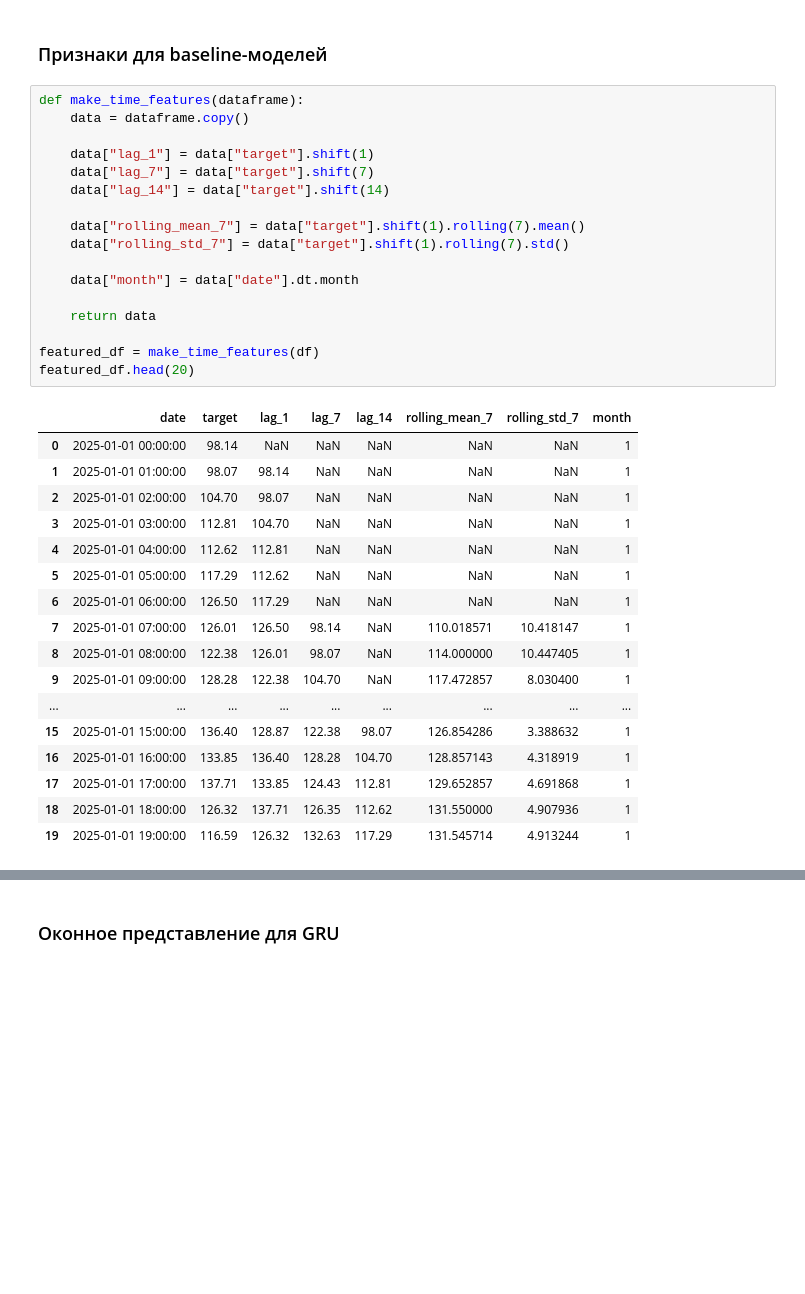
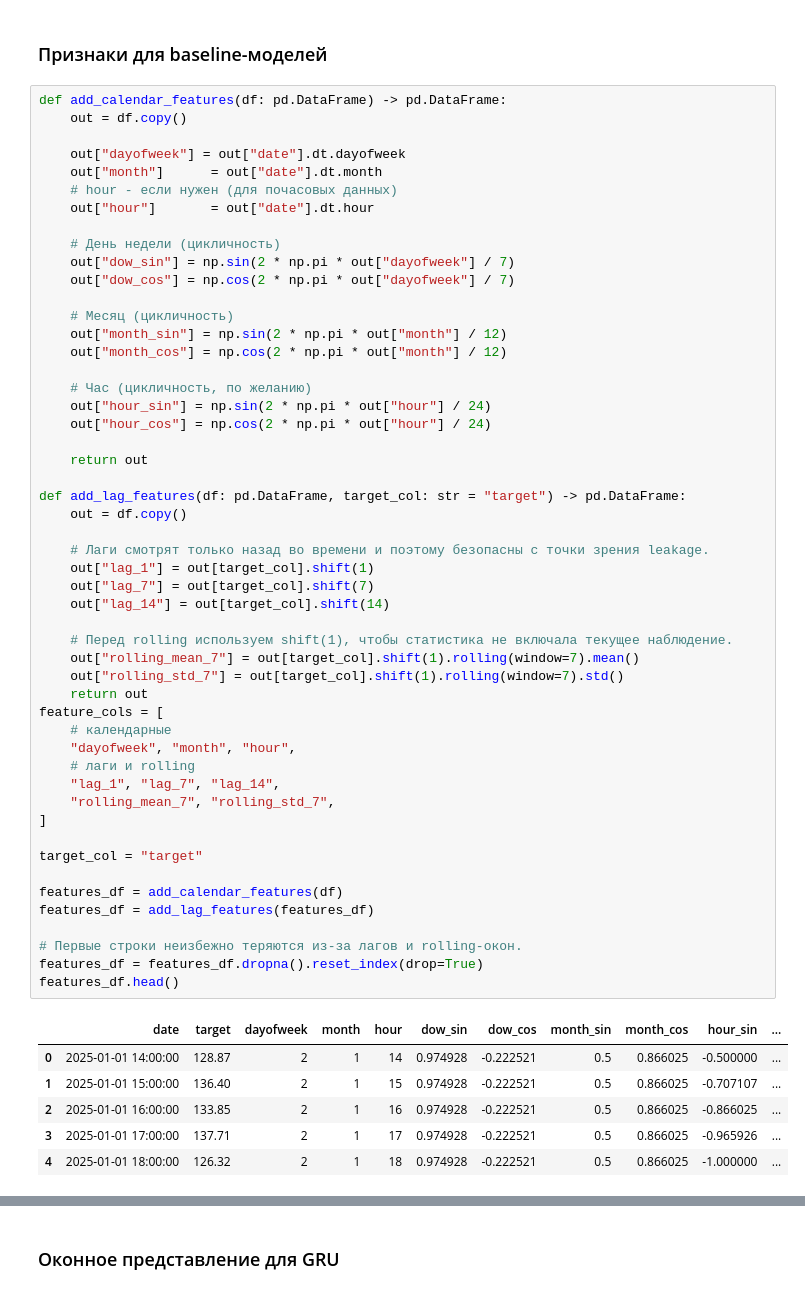
Before and after one commit to deeonowa/aie_repos, a Jupyter notebook: homeworks/HW12/HW12.ipynb, the cells around one changed output, grey strips where cells are left out. Cells and saved outputs as stored; diff of their text form; blank space fills up the shorter version.

Commit message:
feat: add dow, dom in data

```diff
--- a/homeworks/HW12/HW12.ipynb
+++ b/homeworks/HW12/HW12.ipynb
@@ -155,38 +155,61 @@ plt.savefig("artifacts/figures/series_split.png")
 # %% [markdown]
 ### Признаки для baseline-моделей
 # %%
-def make_time_features(dataframe):
-    data = dataframe.copy()
+def add_calendar_features(df: pd.DataFrame) -> pd.DataFrame:
+    out = df.copy()
 
-    data["lag_1"] = data["target"].shift(1)
-    data["lag_7"] = data["target"].shift(7)
-    data["lag_14"] = data["target"].shift(14)
+    out["dayofweek"] = out["date"].dt.dayofweek
+    out["month"]      = out["date"].dt.month
+    # hour - если нужен (для почасовых данных)
+    out["hour"]       = out["date"].dt.hour
 
-    data["rolling_mean_7"] = data["target"].shift(1).rolling(7).mean()
-    data["rolling_std_7"] = data["target"].shift(1).rolling(7).std()
+    # День недели (цикличность)
+    out["dow_sin"] = np.sin(2 * np.pi * out["dayofweek"] / 7)
+    out["dow_cos"] = np.cos(2 * np.pi * out["dayofweek"] / 7)
 
-    data["month"] = data["date"].dt.month
+    # Месяц (цикличность)
+    out["month_sin"] = np.sin(2 * np.pi * out["month"] / 12)
+    out["month_cos"] = np.cos(2 * np.pi * out["month"] / 12)
 
-    return data
+    # Час (цикличность, по желанию)
+    out["hour_sin"] = np.sin(2 * np.pi * out["hour"] / 24)
+    out["hour_cos"] = np.cos(2 * np.pi * out["hour"] / 24)
 
-featured_df = make_time_features(df)
-featured_df.head(20)
+    return out
+
+def add_lag_features(df: pd.DataFrame, target_col: str = "target") -> pd.DataFrame:
+    out = df.copy()
+
+    # Лаги смотрят только назад во времени и поэтому безопасны с точки зрения leakage.
+    out["lag_1"] = out[target_col].shift(1)
+    out["lag_7"] = out[target_col].shift(7)
+    out["lag_14"] = out[target_col].shift(14)
+
+    # Перед rolling используем shift(1), чтобы статистика не включала текущее наблюдение.
+    out["rolling_mean_7"] = out[target_col].shift(1).rolling(window=7).mean()
+    out["rolling_std_7"] = out[target_col].shift(1).rolling(window=7).std()
+    return out
+feature_cols = [
+    # календарные
+    "dayofweek", "month", "hour",
+    # лаги и rolling
+    "lag_1", "lag_7", "lag_14",
+    "rolling_mean_7", "rolling_std_7",
+]
+
+target_col = "target"
+
+features_df = add_calendar_features(df)
+features_df = add_lag_features(features_df)
+
+# Первые строки неизбежно теряются из-за лагов и rolling-окон.
+features_df = features_df.dropna().reset_index(drop=True)
+features_df.head()
 # %% [output]
-|  | date | target | lag_1 | lag_7 | lag_14 | rolling_mean_7 | rolling_std_7 | month |
-| 0 | 2025-01-01 00:00:00 | 98.14 | NaN | NaN | NaN | NaN | NaN | 1 |
-| 1 | 2025-01-01 01:00:00 | 98.07 | 98.14 | NaN | NaN | NaN | NaN | 1 |
-| 2 | 2025-01-01 02:00:00 | 104.70 | 98.07 | NaN | NaN | NaN | NaN | 1 |
-| 3 | 2025-01-01 03:00:00 | 112.81 | 104.70 | NaN | NaN | NaN | NaN | 1 |
-| 4 | 2025-01-01 04:00:00 | 112.62 | 112.81 | NaN | NaN | NaN | NaN | 1 |
-| 5 | 2025-01-01 05:00:00 | 117.29 | 112.62 | NaN | NaN | NaN | NaN | 1 |
-| 6 | 2025-01-01 06:00:00 | 126.50 | 117.29 | NaN | NaN | NaN | NaN | 1 |
-| 7 | 2025-01-01 07:00:00 | 126.01 | 126.50 | 98.14 | NaN | 110.018571 | 10.418147 | 1 |
-| 8 | 2025-01-01 08:00:00 | 122.38 | 126.01 | 98.07 | NaN | 114.000000 | 10.447405 | 1 |
-| 9 | 2025-01-01 09:00:00 | 128.28 | 122.38 | 104.70 | NaN | 117.472857 | 8.030400 | 1 |
-| ... | ... | ... | ... | ... | ... | ... | ... | ... |
-| 15 | 2025-01-01 15:00:00 | 136.40 | 128.87 | 122.38 | 98.07 | 126.854286 | 3.388632 | 1 |
-| 16 | 2025-01-01 16:00:00 | 133.85 | 136.40 | 128.28 | 104.70 | 128.857143 | 4.318919 | 1 |
-| 17 | 2025-01-01 17:00:00 | 137.71 | 133.85 | 124.43 | 112.81 | 129.652857 | 4.691868 | 1 |
-| 18 | 2025-01-01 18:00:00 | 126.32 | 137.71 | 126.35 | 112.62 | 131.550000 | 4.907936 | 1 |
-| 19 | 2025-01-01 19:00:00 | 116.59 | 126.32 | 132.63 | 117.29 | 131.545714 | 4.913244 | 1 |
+|  | date | target | dayofweek | month | hour | dow_sin | dow_cos | month_sin | month_cos | hour_sin | ... |
+| 0 | 2025-01-01 14:00:00 | 128.87 | 2 | 1 | 14 | 0.974928 | -0.222521 | 0.5 | 0.866025 | -0.500000 | ... |
+| 1 | 2025-01-01 15:00:00 | 136.40 | 2 | 1 | 15 | 0.974928 | -0.222521 | 0.5 | 0.866025 | -0.707107 | ... |
+| 2 | 2025-01-01 16:00:00 | 133.85 | 2 | 1 | 16 | 0.974928 | -0.222521 | 0.5 | 0.866025 | -0.866025 | ... |
+| 3 | 2025-01-01 17:00:00 | 137.71 | 2 | 1 | 17 | 0.974928 | -0.222521 | 0.5 | 0.866025 | -0.965926 | ... |
+| 4 | 2025-01-01 18:00:00 | 126.32 | 2 | 1 | 18 | 0.974928 | -0.222521 | 0.5 | 0.866025 | -1.000000 | ... |
 # %%
```
Also changed, not shown: parts of 2 cells of this notebook.
